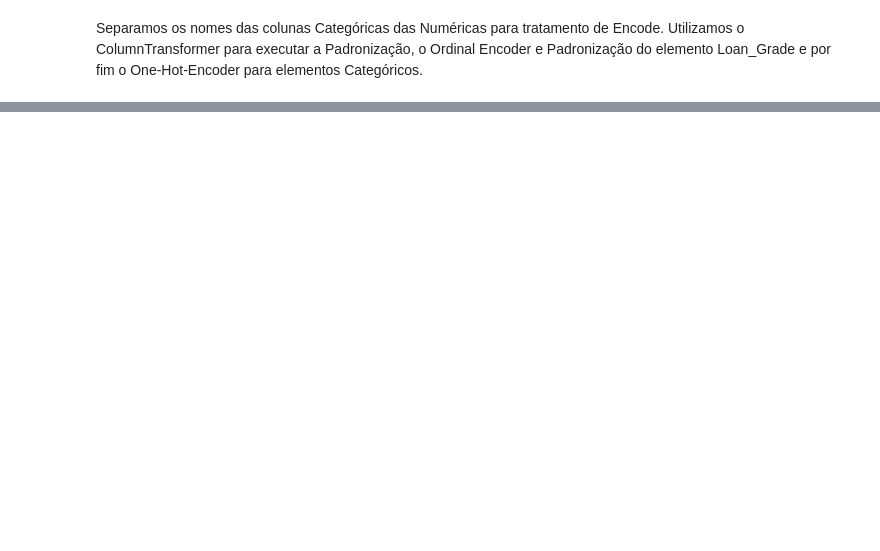
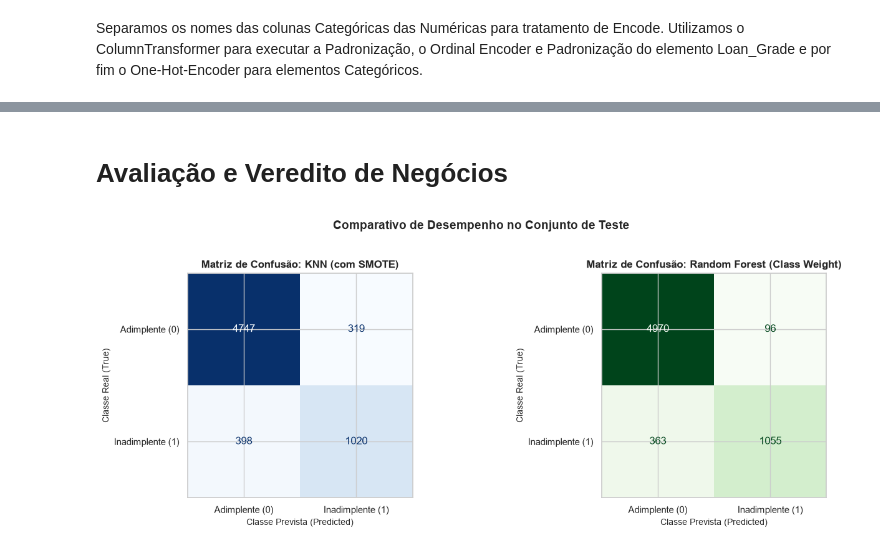
Before and after one commit to niksonlaurentino/SCTECH_Projeto_Avaliativo_M_1, a Jupyter notebook: Main.ipynb, the cells around one changed output, grey strips where cells are left out. Saved outputs shown, nothing was run; the diff lists cells and outputs as text; code cells hidden in the pictures; blank space fills up the shorter version.

Commit message:
feat: Avaliação e Veredito de Negócios no notebook Main

```diff
--- a/Main.ipynb
+++ b/Main.ipynb
@@ -211,6 +210,0 @@ Aqui temos a bifurcação de processos, ou seja, para evitar repetição desnece
-# %%
-num_cols_preprocessing = x_train.select_dtypes(include='number').columns
-
-imputer = SimpleImputer(strategy='median')
-x_train[num_cols_preprocessing] = imputer.fit_transform(x_train[num_cols_preprocessing])
-x_test[num_cols_preprocessing] = imputer.transform(x_test[num_cols_preprocessing])
@@ -325,0 +689,14 @@ weighted avg       0.84      0.82      0.83      6484
+# %%
+# ==============================================================================
+# 7. AVALIAÇÃO FINAL NO CONJUNTO DE TESTE INTOCADO (X_test) RANDOM FOREST
+# ==============================================================================
+pipeline_rf.fit(x_train_rf, y_train_rf)
+y_pred_rf = pipeline_rf.predict(x_test_rf)
+
+print('==================================================')
+print('RELATÓRIO DE CLASSIFICAÇÃO NO TESTE FINAL (X_test)')
+print('==================================================')
+print(classification_report(y_test_rf, y_pred_rf))
+
+print('--- MATRIZ DE CONFUSÃO (X_test) ---')
+print(confusion_matrix(y_test_rf, y_pred_rf))
@@ -325,0 +719,36 @@ weighted avg       0.84      0.82      0.83      6484
+# %% [markdown]
+# Avaliação e Veredito de Negócios
+# %%
+# ----------------------------------------------------------------------------
+# CÁLCULO DAS MATRIZES DE CONFUSÃO
+# ----------------------------------------------------------------------------
+cm_knn = confusion_matrix(y_test, y_pred)
+cm_rf = confusion_matrix(y_test_rf, y_pred_rf)
+
+labels = ['Adimplente (0)', 'Inadimplente (1)']
+
+# ----------------------------------------------------------------------------
+# CONSTRUÇÃO DO GRÁFICO COMPARATIVO LADO A LADO
+# ----------------------------------------------------------------------------
+fig, axes = plt.subplots(1, 2, figsize=(14, 5))
+
+# 1. Matriz de Confusão - KNN
+disp_knn = ConfusionMatrixDisplay(confusion_matrix=cm_knn, display_labels=labels)
+disp_knn.plot(ax=axes[0], cmap='Blues', values_format='d', colorbar=False)
+axes[0].set_title('Matriz de Confusão: KNN (com SMOTE)', fontsize=12, fontweight='bold')
+axes[0].set_xlabel('Classe Prevista (Predicted)', fontsize=10)
+axes[0].set_ylabel('Classe Real (True)', fontsize=10)
+
+# 2. Matriz de Confusão - Random Forest
+disp_rf = ConfusionMatrixDisplay(confusion_matrix=cm_rf, display_labels=labels)
+disp_rf.plot(ax=axes[1], cmap='Greens', values_format='d', colorbar=False)
+axes[1].set_title('Matriz de Confusão: Random Forest (Class Weight)', fontsize=12, fontweight='bold')
+axes[1].set_xlabel('Classe Prevista (Predicted)', fontsize=10)
+axes[1].set_ylabel('Classe Real (True)', fontsize=10)
+
+# Ajustes estéticos finais
+plt.suptitle('Comparativo de Desempenho no Conjunto de Teste', fontsize=14, fontweight='bold', y=1.02)
+plt.tight_layout()
+plt.show()
+# %% [output]
+[figure, added]
```
Also changed, not shown: parts of 30 cells of this notebook.
